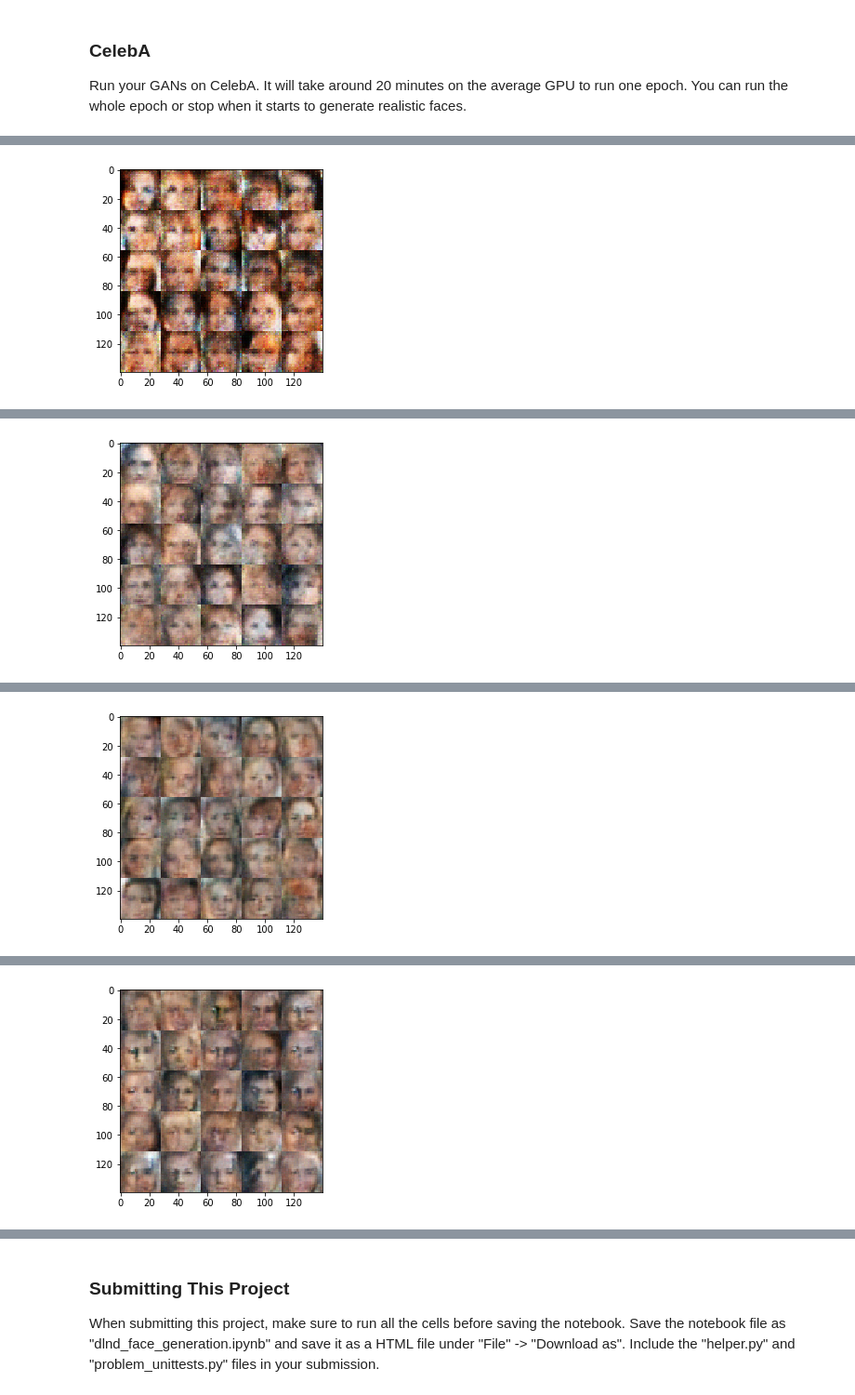
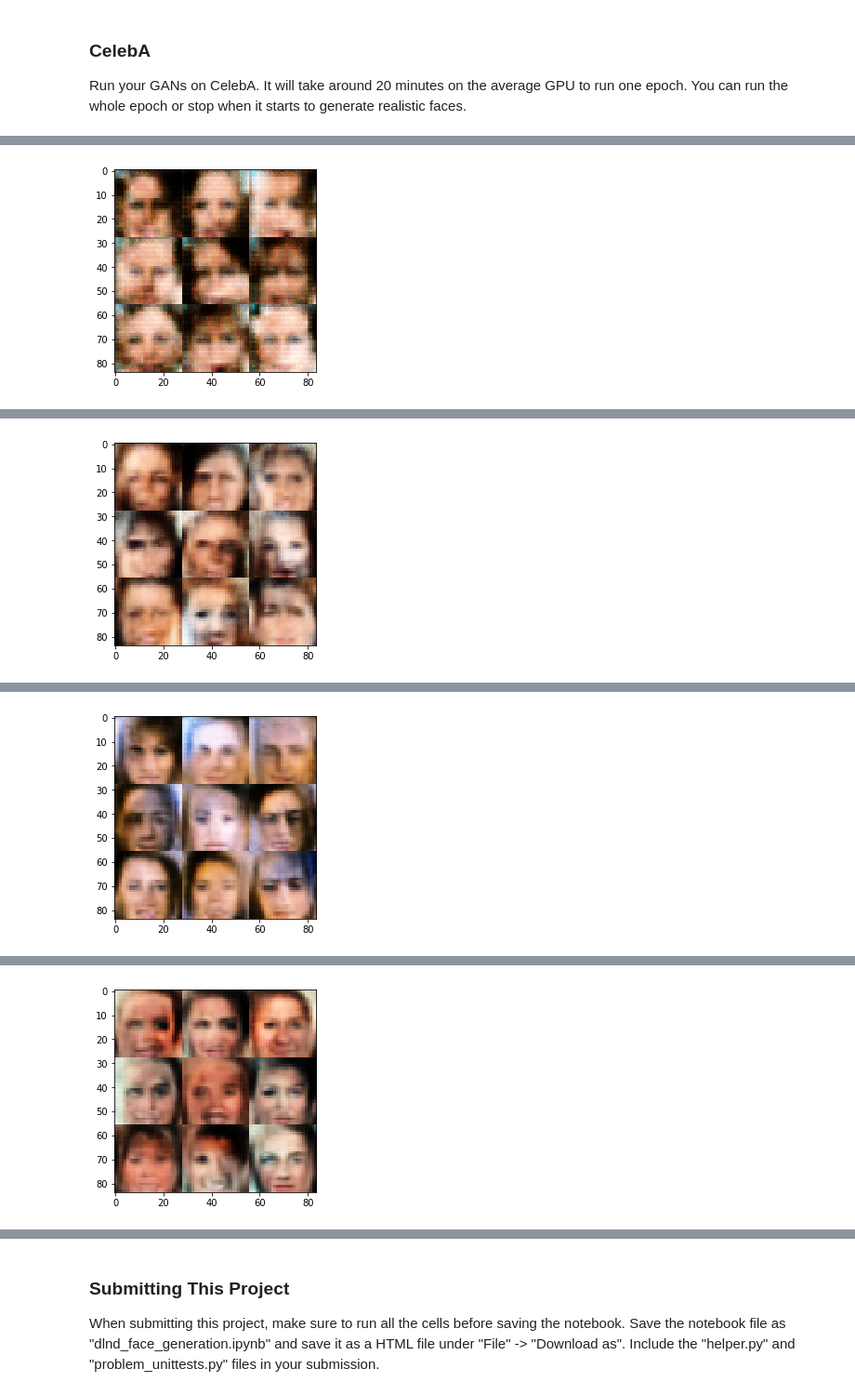
Before and after one commit to Bovey0809/deep-learning, a Jupyter notebook: face_generation/dlnd_face_generation.ipynb, the cells around one changed output, grey strips where cells are left out. Shown: that part at 93% size. Drawn from its saved outputs; the diff is of its cells as text; code cells hidden in the pictures.

```diff
--- a/face_generation/dlnd_face_generation.ipynb
+++ b/face_generation/dlnd_face_generation.ipynb
@@ -149,16 +149,20 @@ def discriminator(images, reuse=False):
     alpha = 0.2
     with tf.variable_scope('discriminator', reuse=reuse):
         # 28 28 3
-        x1 = tf.layers.conv2d(images, 64, 3, 2, 'same')
+        x1 = tf.layers.conv2d(images, 64, 3, 2, 'same',
+                              kernel_initializer=tf.contrib.layers.xavier_initializer())
         bn1 = tf.layers.batch_normalization(x1, training=True)
         leaky1 = tf.maximum(bn1, bn1 * alpha)
+        dropout1 = tf.layers.dropout(leaky1, name='dropout_1', training=True)
         # 14 14 64
-        x2 = tf.layers.conv2d(leaky1, 128, 3, 2, 'same')
+        x2 = tf.layers.conv2d(dropout1, 128, 3, 2, 'same',
+                             kernel_initializer=tf.contrib.layers.xavier_initializer())
         bn2 = tf.layers.batch_normalization(x2, training=True)
         leaky2 = tf.maximum(bn2, bn2 * alpha)
+        dropout2 = tf.layers.dropout(leaky2, name='dropout2', training=True)
         # 7 7 128
 
-        flat = tf.reshape(leaky2, (-1, 7 * 7 * 128))
+        flat = tf.reshape(dropout2, (-1, 7 * 7 * 128))
         logits = tf.layers.dense(flat, 1)
         out = tf.sigmoid(logits)
     return (out, logits)
@@ -183,14 +187,23 @@ def generator(z, out_channel_dim, is_train=True):
     :return: The tensor output of the generator
     """
     # TODO: Implement Function
+    alpha = 0.2
     with tf.variable_scope('generator', reuse=not(is_train)):
         x1 = tf.layers.dense(z, 7*7*256)
         x1 = tf.reshape(x1, (-1, 7, 7, 256))
+
         x1 = tf.layers.batch_normalization(x1, training=is_train)
-        x2 = tf.layers.conv2d_transpose(x1, 128, 3, 2, 'same')
+        x1 = tf.maximum(x1, x1*alpha)
+        x1 = tf.layers.dropout(x1, training=is_train)
+
+        x2 = tf.layers.conv2d_transpose(x1, 128, 3, 2, 'same',
+                                       kernel_initializer=tf.contrib.layers.xavier_initializer())
         # 14 14 256
         x2 = tf.layers.batch_normalization(x2, training=is_train)
-        x3 = tf.layers.conv2d_transpose(x2, out_channel_dim, 3, 2, 'same')
+        x2 = tf.maximum(x2, x2*alpha)
+        x2 = tf.layers.dropout(x2, training=is_train)
+        x3 = tf.layers.conv2d_transpose(x2, out_channel_dim, 3, 2, 'same',
+                                       kernel_initializer=tf.contrib.layers.xavier_initializer())
         # 28 28 out_channel_dim
         out = tf.tanh(x3)
     return out
@@ -217,13 +230,14 @@ def model_loss(input_real, input_z, out_channel_dim):
     :return: A tuple of (discriminator loss, generator loss)
     """
     # TODO: Implement Function
+    smooth = 0.1
     input_fake = generator(input_z, out_channel_dim, is_train=True) # What is the training parameter should be?
     real_out, real_logits = discriminator(input_real, reuse=False)
     fake_out, fake_logits = discriminator(input_fake, reuse=True) # This line has some bugs of scope.
     fake_loss = tf.reduce_mean(
         tf.nn.sigmoid_cross_entropy_with_logits(logits=fake_logits, labels=tf.zeros_like(fake_logits)))
     real_loss = tf.reduce_mean(
-        tf.nn.sigmoid_cross_entropy_with_logits(logits=real_logits, labels=tf.ones_like(real_logits)))
+        tf.nn.sigmoid_cross_entropy_with_logits(logits=real_logits, labels=tf.ones_like(real_logits)*(1-smooth)))
 
     g_loss = tf.reduce_mean(
         tf.nn.sigmoid_cross_entropy_with_logits(logits=fake_logits, labels=tf.ones_like(fake_logits)))
@@ -338,14 +352,19 @@ def train(epoch_count, batch_size, z_dim, learning_rate, beta1, get_batches, dat
         sess.run(tf.global_variables_initializer())
         for epoch_i in range(epoch_count):
             for batch_images in get_batches(batch_size):
+                batch_images = batch_images*2
                 # TODO: Train Model
                 step += 1
                 # sample random noise for G
                 batch_z = np.random.uniform(-1, 1, size=(batch_size, z_dim))
 
-                # Run optimizers
+                # Run optimizers Run G twice to give it a chance to beat D.
                 _ = sess.run(d_opt, feed_dict={input_real: batch_images, input_z: batch_z, lr:learning_rate})
                 _ = sess.run(g_opt, feed_dict={input_z: batch_z, input_real:batch_images, lr:learning_rate})
+                _ = sess.run(d_opt, feed_dict={input_real: batch_images, input_z: batch_z, lr:learning_rate})
+                _ = sess.run(g_opt, feed_dict={input_z: batch_z, input_real:batch_images, lr:learning_rate})
+                _ = sess.run(g_opt, feed_dict={input_z: batch_z, input_real:batch_images, lr:learning_rate})
+
 
                 # Show the loss every 100 steps.
                 if step % 25 == 0:
@@ -353,7 +372,7 @@ def train(epoch_count, batch_size, z_dim, learning_rate, beta1, get_batches, dat
                           'D loss:', d_loss.eval({input_real: batch_images, input_z: batch_z, lr:learning_rate}),
                           'G loss:', g_loss.eval({input_z: batch_z, lr:learning_rate}))
                 if step % 400 == 0:
-                    show_generator_output(sess, 25, input_z, channels, data_image_mode)
+                    show_generator_output(sess, 9, input_z, channels, data_image_mode)
 # %% [markdown]
 ### MNIST
 Test your GANs architecture on MNIST.  After 2 epochs, the GANs should be able to generate images that look like handwritten digits.  Make sure the loss of the generator is lower than the loss of the discriminator or close to 0.
@@ -484,7 +478,7 @@ Run your GANs on CelebA.  It will take around 20 minutes on the average GPU to r
 batch_size = 16
 z_dim = 100
 learning_rate = 0.0002
-beta1 = 0.01
+beta1 = 0.5
 
 
 """
@@ -516 +510 @@ Step: 400 D loss: 0.341738 G loss: 2.35865
-[figure, old version]
+[figure, new version]
@@ -533 +527 @@ Step: 800 D loss: 0.272039 G loss: 3.07359
-[figure, old version]
+[figure, new version]
@@ -550 +544 @@ Step: 1200 D loss: 2.4492 G loss: 0.143063
-[figure, old version]
+[figure, new version]
@@ -567 +561 @@ Step: 1600 D loss: 0.354977 G loss: 2.08751
-[figure, old version]
+[figure, new version]
```
Also changed, not shown: parts of 2 cells of this notebook, 2 other files.
